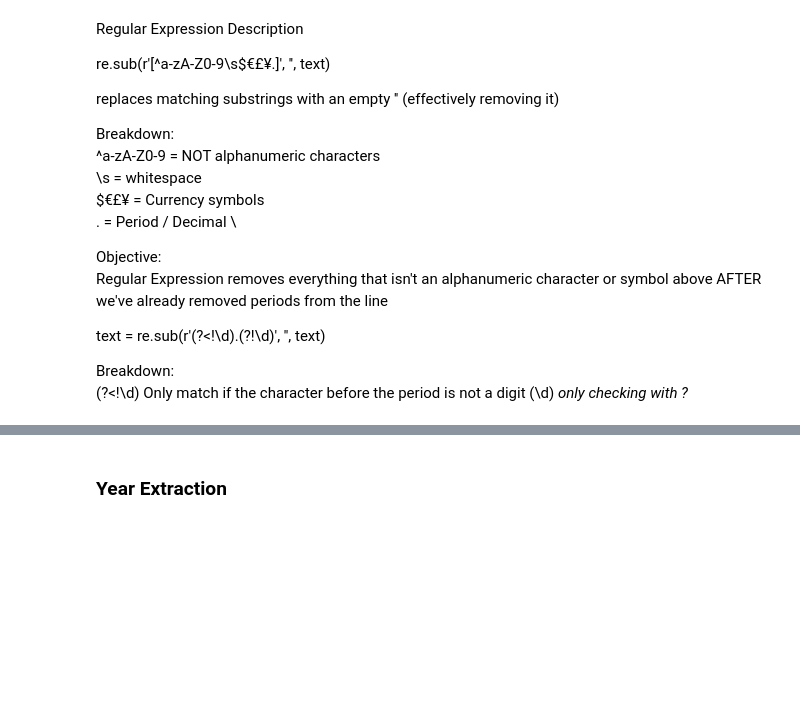
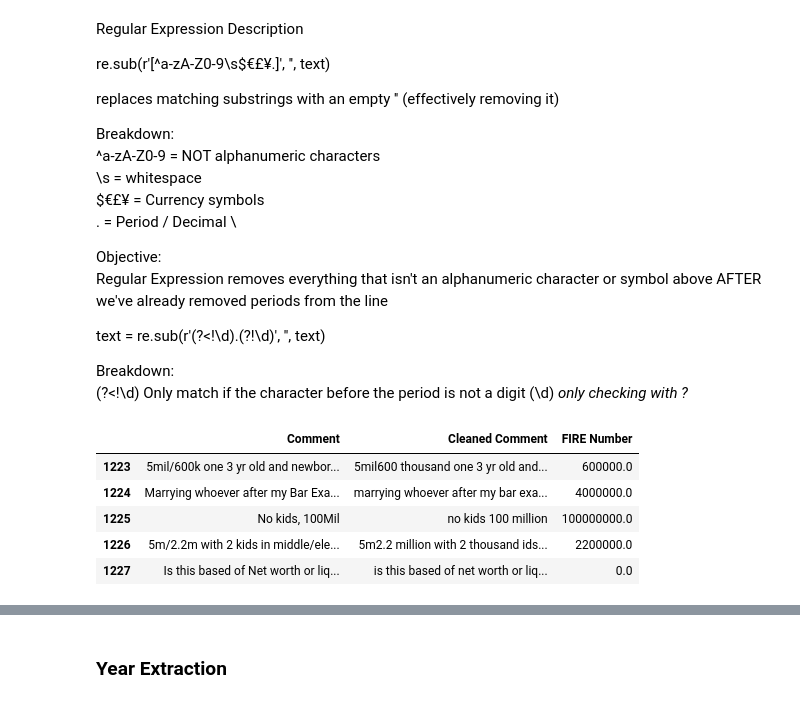
Before and after one commit to vanguardfox/ads509-group5, a Jupyter notebook: ADS509_Final_Project.ipynb, the cells around one changed output, grey strips where cells are left out. Cells and saved outputs as stored; diff of their text form; code cells hidden in the pictures; blank space fills up the shorter version.

```diff
--- a/ADS509_Final_Project.ipynb
+++ b/ADS509_Final_Project.ipynb
@@ -344,3 +344,12 @@ fire_df['FIRE Number'] = fire_df['FIRE #'].apply(convert_fire_number_to_numeric)
 
 # Drop the original FIRE Number column if no longer needed
 fire_df.drop(columns=['FIRE #'], inplace=True)
+# %%
+fire_df[['Comment', 'Cleaned Comment', 'FIRE Number']].tail()
+# %% [output]
+|  | Comment | Cleaned Comment | FIRE Number |
+| 1223 | 5mil/600k one 3 yr old and newbor... | 5mil600 thousand one 3 yr old and... | 600000.0 |
+| 1224 | Marrying whoever after my Bar Exa... | marrying whoever after my bar exa... | 4000000.0 |
+| 1225 | No kids, 100Mil | no kids 100 million | 100000000.0 |
+| 1226 | 5m/2.2m with 2 kids in middle/ele... | 5m2.2 million with 2 thousand ids... | 2200000.0 |
+| 1227 | Is this based of Net worth or liq... | is this based of net worth or liq... | 0.0 |
```
Also changed, not shown: parts of 4 cells of this notebook.
